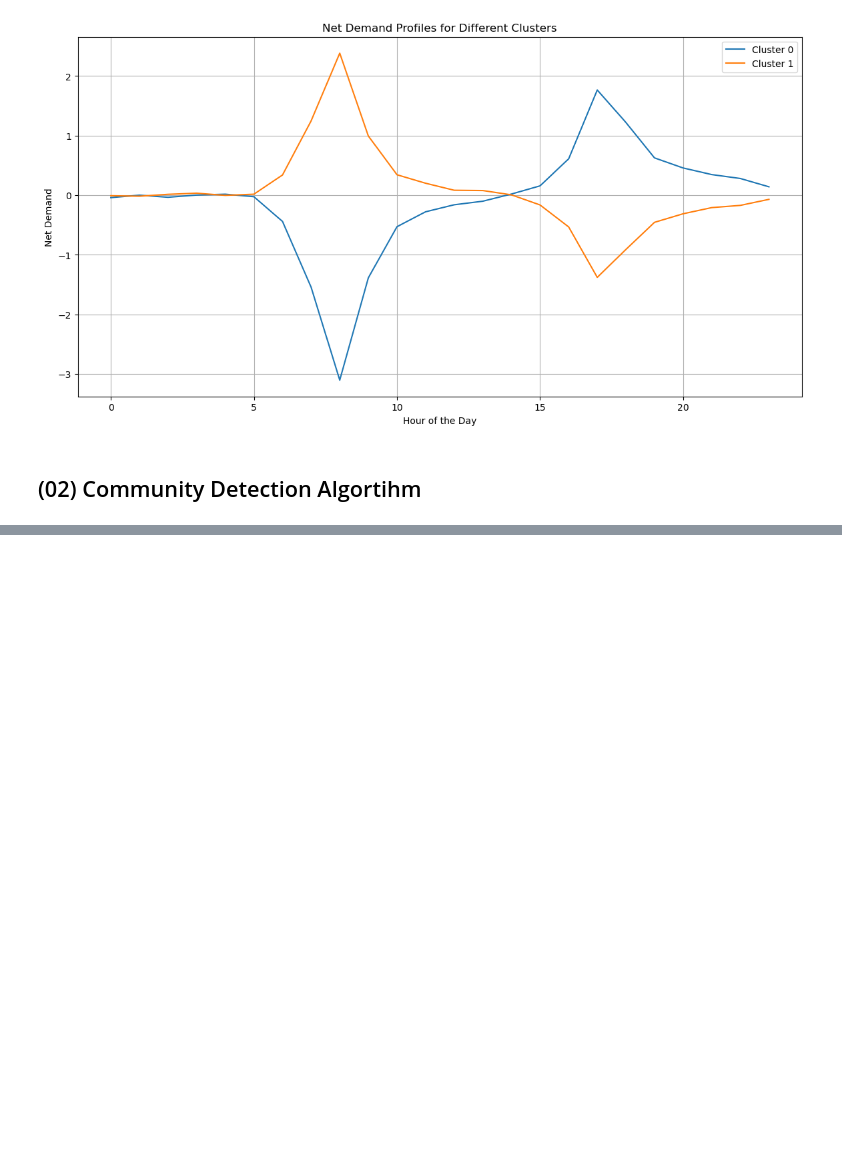
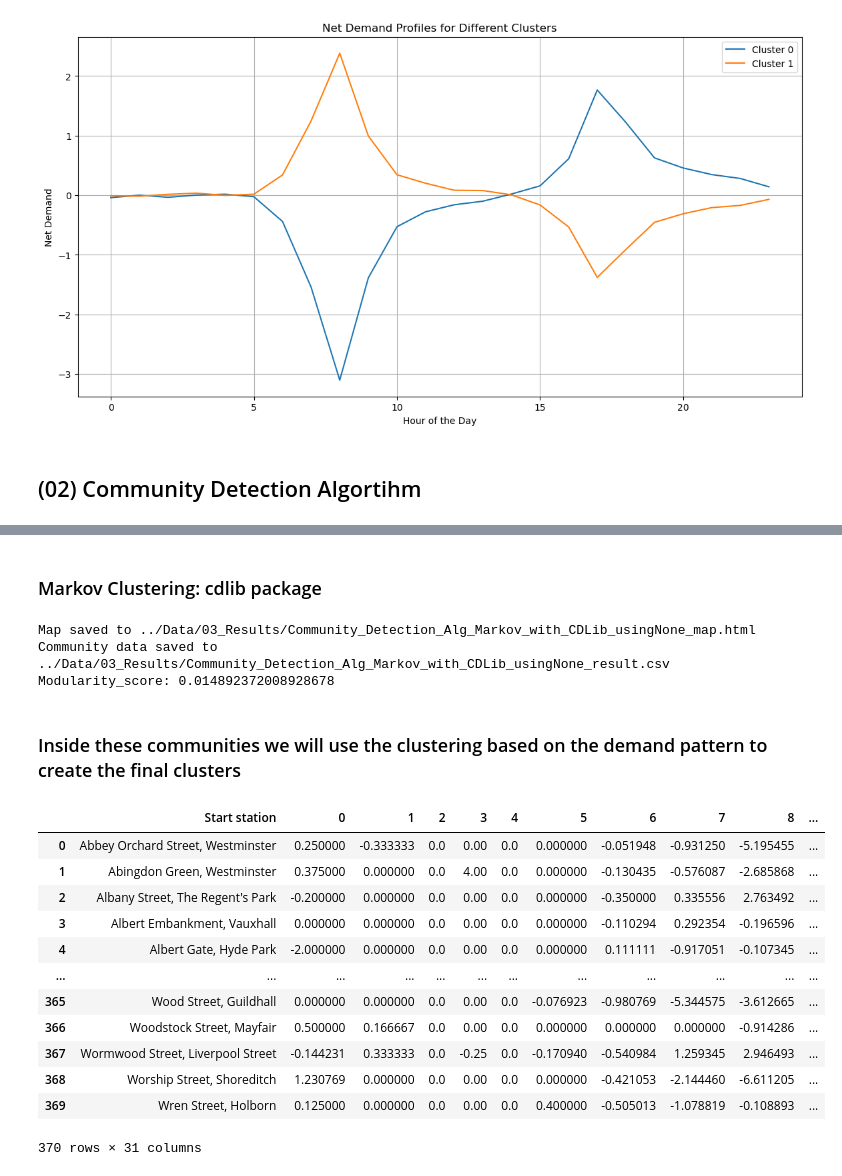
Before and after one commit to julxi-tech/London-Bike-Sharing-Network-Analysis, a Jupyter notebook: src/03_Methodology.ipynb, the cells around one changed output, grey strips where cells are left out. Saved outputs shown, nothing was run; the diff lists cells and outputs as text; code cells hidden in the pictures; blank space fills up the shorter version.

Commit message:
Uploaded Station Data with Community

```diff
--- a/src/03_Methodology.ipynb
+++ b/src/03_Methodology.ipynb
@@ -265,0 +344,12 @@ community_df.to_csv('../Data/03_Results/Community_Detection_Alg_LEIDEN_Comn.csv'
+# %% [markdown]
+### Markov Clustering: cdlib package
+# %%
+coms_markov_cdlib_no_parameters = algorithms.markov_clustering(G)
+visualize_and_safe_communities(G, coms_markov_cdlib_no_parameters, station_data, 'Markov', 'CDLib')
+print('Modularity_score:', evaluation.newman_girvan_modularity(G, coms_markov_cdlib_no_parameters).score)
+# %% [output]
+Map saved to ../Data/03_Results/Community_Detection_Alg_Markov_with_CDLib_usingNone_map.html
+Community data saved to ../Data/03_Results/Community_Detection_Alg_Markov_with_CDLib_usingNone_result.csv
+Modularity_score: 0.014892372008928678
+# %% [markdown]
+### Inside these communities we will use the clustering based on the demand pattern to create the final clusters
@@ -265,0 +450,16 @@ community_df.to_csv('../Data/03_Results/Community_Detection_Alg_LEIDEN_Comn.csv'
+# %%
+clustered_stations
+# %% [output]
+|  | Start station | 0 | 1 | 2 | 3 | 4 | 5 | 6 | 7 | 8 | ... |
+| 0 | Abbey Orchard Street, Westminster | 0.250000 | -0.333333 | 0.0 | 0.00 | 0.0 | 0.000000 | -0.051948 | -0.931250 | -5.195455 | ... |
+| 1 | Abingdon Green, Westminster | 0.375000 | 0.000000 | 0.0 | 4.00 | 0.0 | 0.000000 | -0.130435 | -0.576087 | -2.685868 | ... |
+| 2 | Albany Street, The Regent's Park | -0.200000 | 0.000000 | 0.0 | 0.00 | 0.0 | 0.000000 | -0.350000 | 0.335556 | 2.763492 | ... |
+| 3 | Albert Embankment, Vauxhall | 0.000000 | 0.000000 | 0.0 | 0.00 | 0.0 | 0.000000 | -0.110294 | 0.292354 | -0.196596 | ... |
+| 4 | Albert Gate, Hyde Park | -2.000000 | 0.000000 | 0.0 | 0.00 | 0.0 | 0.000000 | 0.111111 | -0.917051 | -0.107345 | ... |
+| ... | ... | ... | ... | ... | ... | ... | ... | ... | ... | ... | ... |
+| 365 | Wood Street, Guildhall | 0.000000 | 0.000000 | 0.0 | 0.00 | 0.0 | -0.076923 | -0.980769 | -5.344575 | -3.612665 | ... |
+| 366 | Woodstock Street, Mayfair | 0.500000 | 0.166667 | 0.0 | 0.00 | 0.0 | 0.000000 | 0.000000 | 0.000000 | -0.914286 | ... |
+| 367 | Wormwood Street, Liverpool Street | -0.144231 | 0.333333 | 0.0 | -0.25 | 0.0 | -0.170940 | -0.540984 | 1.259345 | 2.946493 | ... |
+| 368 | Worship Street, Shoreditch | 1.230769 | 0.000000 | 0.0 | 0.00 | 0.0 | 0.000000 | -0.421053 | -2.144460 | -6.611205 | ... |
+| 369 | Wren Street, Holborn | 0.125000 | 0.000000 | 0.0 | 0.00 | 0.0 | 0.400000 | -0.505013 | -1.078819 | -0.108893 | ... |
+370 rows × 31 columns
```
Also changed, not shown: parts of 22 cells of this notebook, 33 other files.
